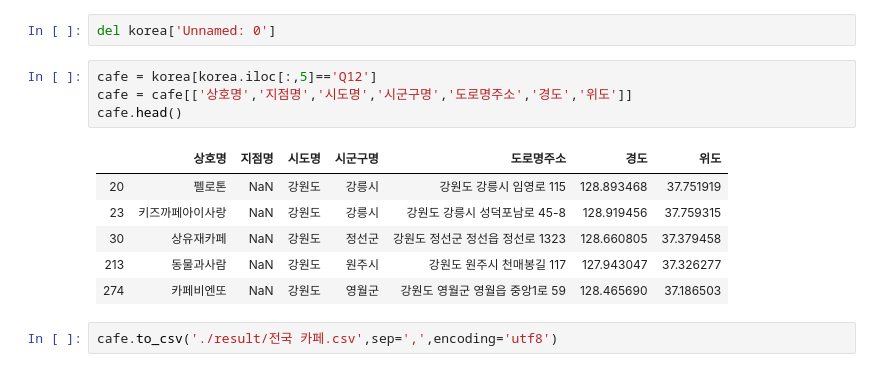
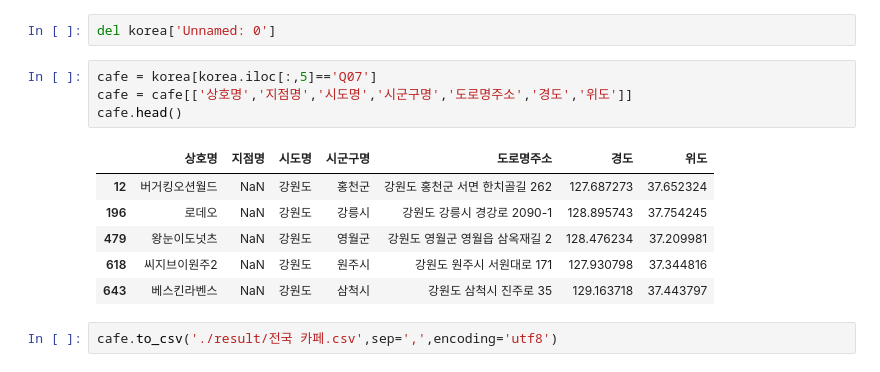
Before and after one commit to beegramin9/Python-DataScience-Hoseo-ProjectData, a Jupyter notebook: Ch5_커피지수/1_pre.ipynb, the cells around one changed output. Saved outputs shown, nothing was run; the diff lists cells and outputs as text.

```diff
--- a/Ch5_커피지수/1_pre.ipynb
+++ b/Ch5_커피지수/1_pre.ipynb
@@ -83,16 +83,16 @@ korea.head()
 # %%
 del korea['Unnamed: 0']
 # %%
-cafe = korea[korea.iloc[:,5]=='Q12']
+cafe = korea[korea.iloc[:,5]=='Q07']
 cafe = cafe[['상호명','지점명','시도명','시군구명','도로명주소','경도','위도']]
 cafe.head()
 # %% [output]
 |  | 상호명 | 지점명 | 시도명 | 시군구명 | 도로명주소 | 경도 | 위도 |
-| 20 | 펠로톤 | NaN | 강원도 | 강릉시 | 강원도 강릉시 임영로 115 | 128.893468 | 37.751919 |
-| 23 | 키즈까페아이사랑 | NaN | 강원도 | 강릉시 | 강원도 강릉시 성덕포남로 45-8 | 128.919456 | 37.759315 |
-| 30 | 상유재카페 | NaN | 강원도 | 정선군 | 강원도 정선군 정선읍 정선로 1323 | 128.660805 | 37.379458 |
-| 213 | 동물과사람 | NaN | 강원도 | 원주시 | 강원도 원주시 천매봉길 117 | 127.943047 | 37.326277 |
-| 274 | 카페비엔또 | NaN | 강원도 | 영월군 | 강원도 영월군 영월읍 중앙1로 59 | 128.465690 | 37.186503 |
+| 12 | 버거킹오션월드 | NaN | 강원도 | 홍천군 | 강원도 홍천군 서면 한치골길 262 | 127.687273 | 37.652324 |
+| 196 | 로데오 | NaN | 강원도 | 강릉시 | 강원도 강릉시 경강로 2090-1 | 128.895743 | 37.754245 |
+| 479 | 왕눈이도넛츠 | NaN | 강원도 | 영월군 | 강원도 영월군 영월읍 삼옥재길 2 | 128.476234 | 37.209981 |
+| 618 | 씨지브이원주2 | NaN | 강원도 | 원주시 | 강원도 원주시 서원대로 171 | 127.930798 | 37.344816 |
+| 643 | 베스킨라벤스 | NaN | 강원도 | 삼척시 | 강원도 삼척시 진주로 35 | 129.163718 | 37.443797 |
 # %%
 cafe.to_csv('./result/전국 카페.csv',sep=',',encoding='utf8')
 # %%
```
Also changed, not shown: parts of 11 cells of this notebook, 9 other files.
